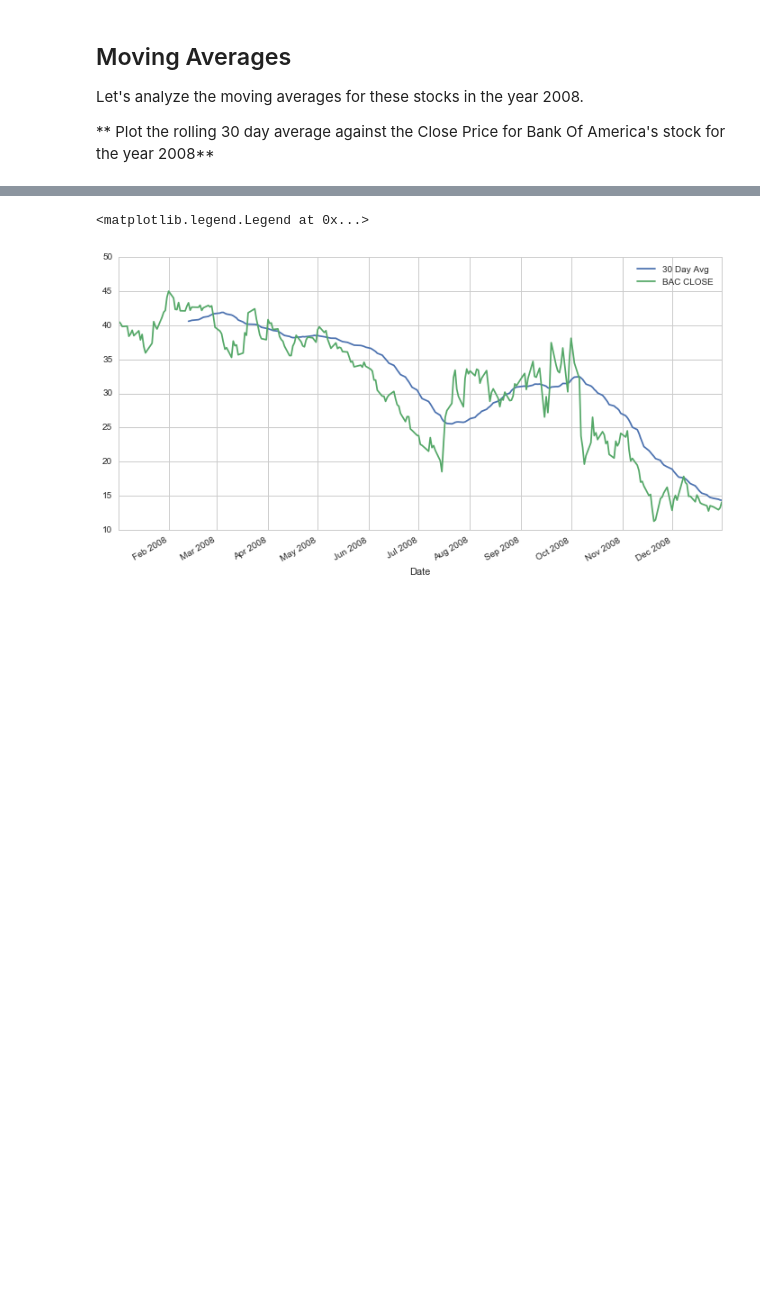
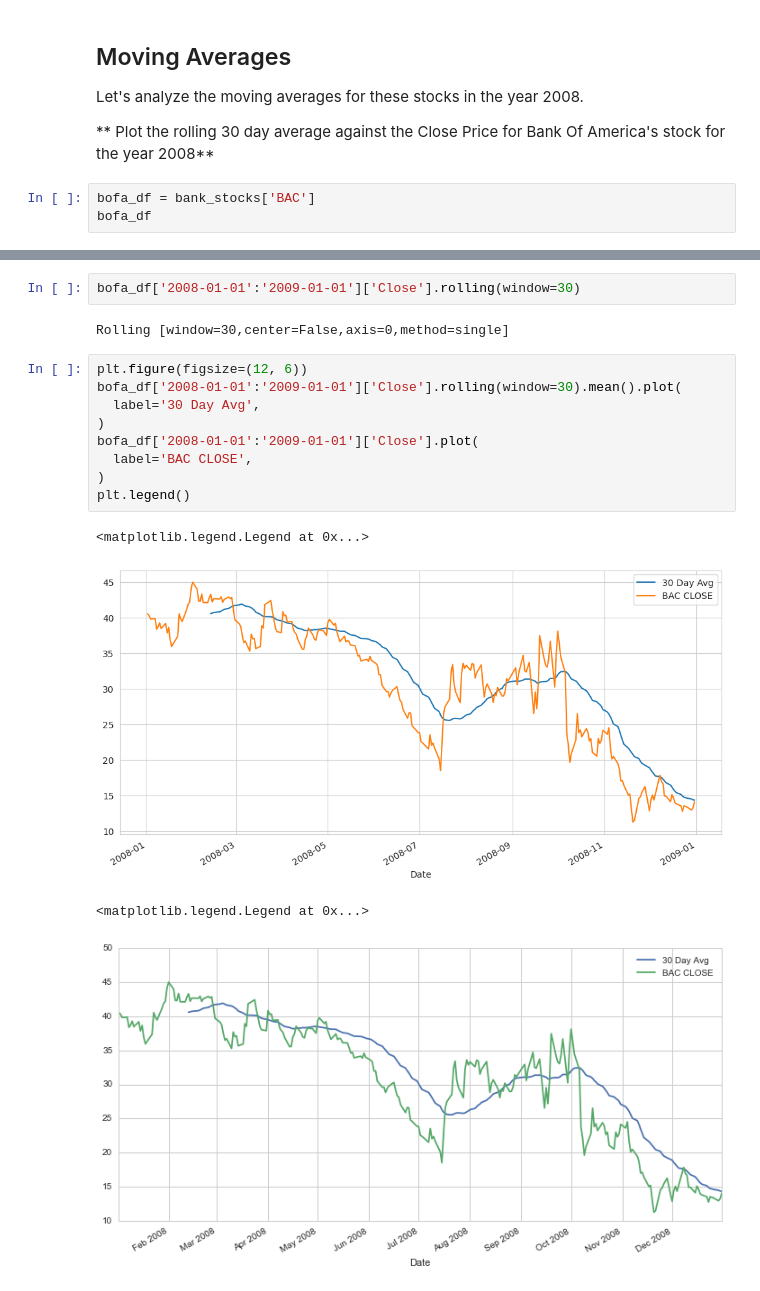
Before and after one commit to LuisReyes98/udemy-machine-learning, a Jupyter notebook: 10-Data-Capstone-Projects/03-Finance Project.ipynb, the cells around one changed output, grey strips where cells are left out. Drawn from its saved outputs; the diff is of its cells as text; blank space fills up the shorter version.

```diff
--- a/10-Data-Capstone-Projects/03-Finance Project.ipynb
+++ b/10-Data-Capstone-Projects/03-Finance Project.ipynb
@@ -421,3 +402,6 @@ bank_stocks.xs('Close', level='Stock Info', axis=1).iplot(
 Let's analyze the moving averages for these stocks in the year 2008.
 
 ** Plot the rolling 30 day average against the Close Price for Bank Of America's stock for the year 2008**
+# %%
+bofa_df = bank_stocks['BAC']
+bofa_df
@@ -424,3 +423,19 @@ Let's analyze the moving averages for these stocks in the year 2008.
+# %%
+bofa_df['2008-01-01':'2009-01-01']['Close'].rolling(window=30)
+# %% [output]
+Rolling [window=30,center=False,axis=0,method=single]
+# %%
+plt.figure(figsize=(12, 6))
+bofa_df['2008-01-01':'2009-01-01']['Close'].rolling(window=30).mean().plot(
+  label='30 Day Avg',
+)
+bofa_df['2008-01-01':'2009-01-01']['Close'].plot(
+  label='BAC CLOSE',
+)
+plt.legend()
+# %% [output]
+<matplotlib.legend.Legend at 0x...>
+[figure, added]
 # %%
 # %% [output]
 <matplotlib.legend.Legend at 0x...>
```
Also changed, not shown: parts of 13 cells of this notebook.
